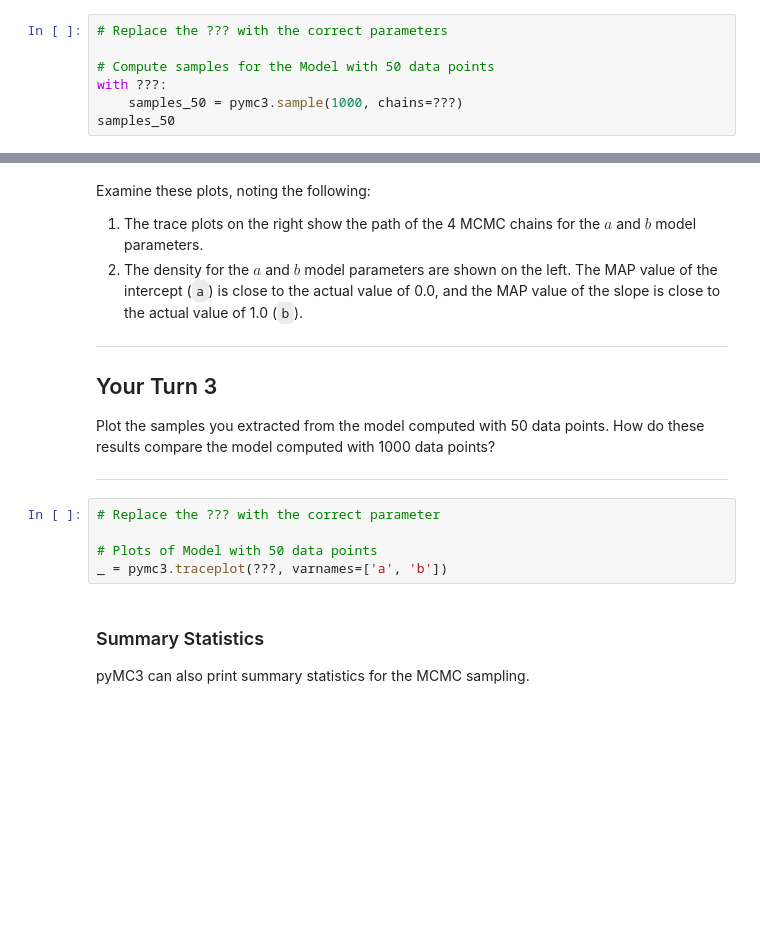
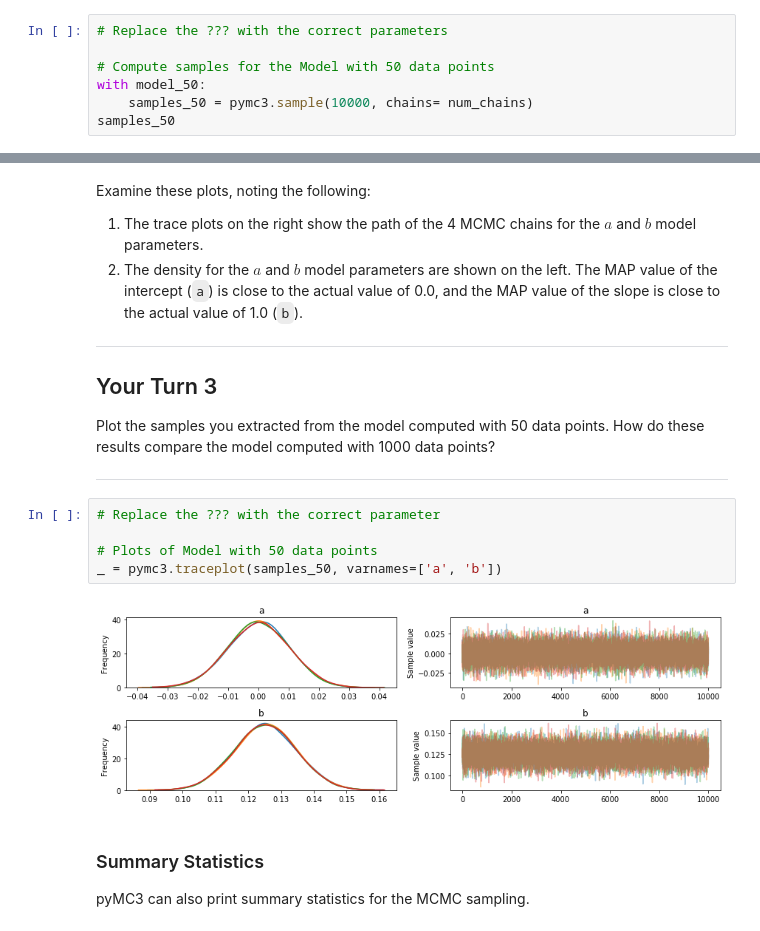
Before and after one commit to mutecypher/Datasci410, a Jupyter notebook: L09-1-BayesModels-Part2.ipynb, the cells around one changed output, grey strips where cells are left out. Cells and saved outputs as stored; diff of their text form; blank space fills up the shorter version.

```diff
--- a/L09-1-BayesModels-Part2.ipynb
+++ b/L09-1-BayesModels-Part2.ipynb
@@ -492,6 +494,6 @@ Extract samples for the model you created with 50 data points. Make sure you giv
 # Replace the ??? with the correct parameters
 
 # Compute samples for the Model with 50 data points
-with ???:
-    samples_50 = pymc3.sample(1000, chains=???)
+with model_50:
+    samples_50 = pymc3.sample(10000, chains= num_chains)
 samples_50
@@ -512,8 +525,10 @@ Plot the samples you extracted from the model computed with 50 data points. How
 # %%
 # Replace the ??? with the correct parameter
 
 # Plots of Model with 50 data points
-_ = pymc3.traceplot(???, varnames=['a', 'b'])
+_ = pymc3.traceplot(samples_50, varnames=['a', 'b'])
+# %% [output]
+[figure, added]
 # %% [markdown]
 ### Summary Statistics
 pyMC3 can also print summary statistics for the MCMC sampling.
```
Also changed, not shown: parts of 26 cells of this notebook, 4 other files.
